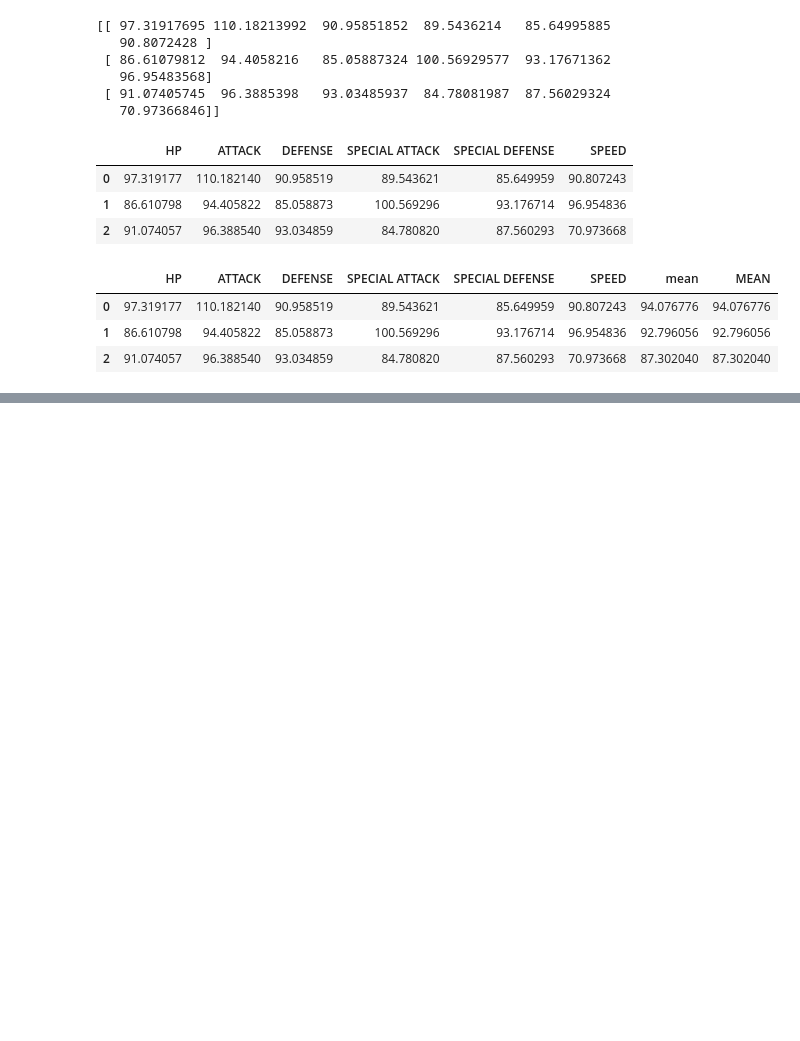
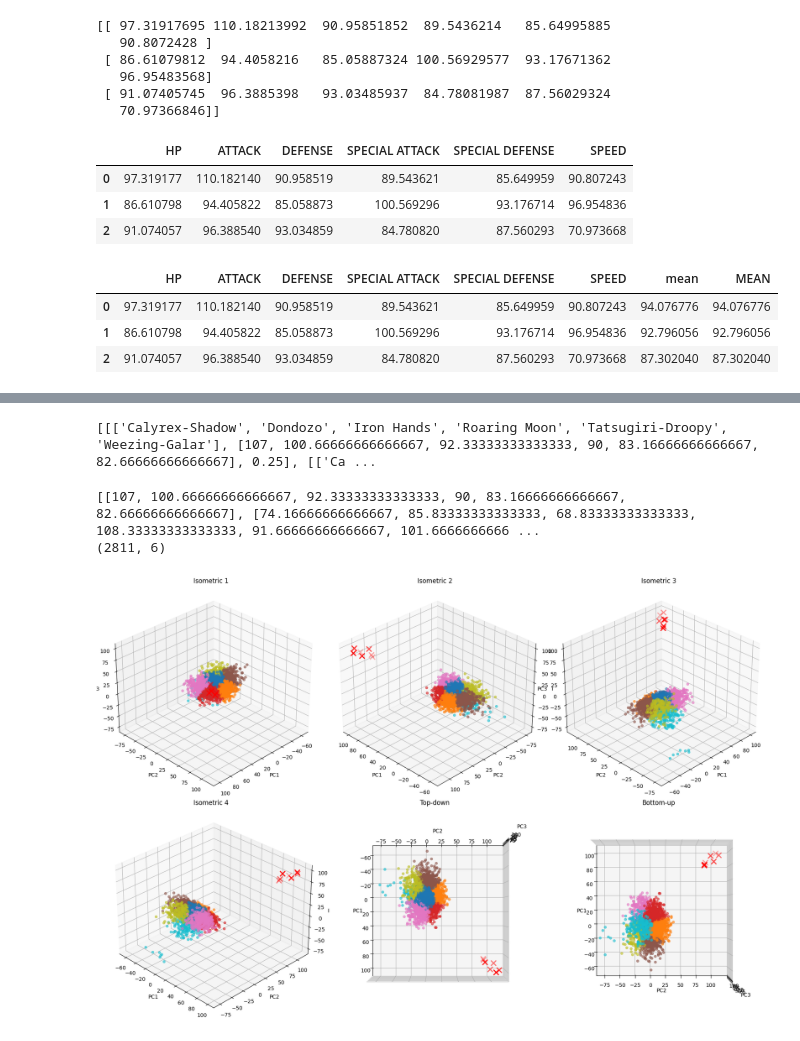
Before and after one commit to Collisteru/csci4022_proj, a Jupyter notebook: main_pipeline.ipynb, the cells around one changed output, grey strips where cells are left out. Cells and saved outputs as stored; diff of their text form; code cells hidden in the pictures; blank space fills up the shorter version.

```diff
--- a/main_pipeline.ipynb
+++ b/main_pipeline.ipynb
@@ -253,0 +261,70 @@ cluster_stats
+# %%
+print(teams)
+# %% [output]
+[[['Calyrex-Shadow', 'Dondozo', 'Iron Hands', 'Roaring Moon', 'Tatsugiri-Droopy', 'Weezing-Galar'], [107, 100.66666666666667, 92.33333333333333, 90, 83.16666666666667, 82.66666666666667], 0.25], [['Ca ...
+# %%
+path = "./team_centroids_scores.json"
+
+
+with open(path, 'r') as file:
+    data = json.load(file)
+    teams = list(data)
+
+team_comps = [obj[0] for obj in teams]
+team_stats = [obj[1] for obj in teams]
+team_scores = [obj[2] for obj in teams]
+# %%
+print(team_stats)
+
+print(np.array(team_stats).shape)
+# %% [output]
+[[107, 100.66666666666667, 92.33333333333333, 90, 83.16666666666667, 82.66666666666667], [74.16666666666667, 85.83333333333333, 68.83333333333333, 108.33333333333333, 91.66666666666667, 101.6666666666 ...
+(2811, 6)
+# %%
+
+# KMeans
+k = 7
+kmeans = KMeans(n_clusters=k, n_init='auto').fit(team_stats)
+groupings = kmeans.labels_
+cluster_centers = kmeans.cluster_centers_
+transformed_centers = pca.transform(cluster_centers)
+
+pca = PCA()
+transformed = pca.fit_transform(team_stats)
+
+# Define six viewpoints: (elev, azim)
+views = [
+    (30, 45), (30, 135), (30, 225), (30, 315),
+    (90, 0), (-90, 0)
+]
+titles = [
+    "Isometric 1", "Isometric 2", "Isometric 3", "Isometric 4",
+    "Top-down", "Bottom-up"
+]
+
+fig = plt.figure(figsize=(18, 12))
+for i, (elev, azim) in enumerate(views):
+    ax = fig.add_subplot(2, 3, i + 1, projection='3d')
+
+    # Scatter data points by cluster color
+    scatter = ax.scatter(
+        transformed[:, 0], transformed[:, 1], transformed[:, 2],
+        c=groupings, cmap='tab10', alpha=0.6, s=20
+    )
+
+    # Plot cluster centers as red Xs
+    ax.scatter(
+        transformed_centers[:, 0], transformed_centers[:, 1], transformed_centers[:, 2],
+        c='red', marker='x', s=100, linewidths=2
+    )
+
+    ax.view_init(elev=elev, azim=azim)
+    ax.set_title(titles[i])
+    ax.set_xlabel('PC1')
+    ax.set_ylabel('PC2')
+    ax.set_zlabel('PC3')
+
+plt.tight_layout()
+plt.show()
+# %% [output]
+[figure, added]
```
Also changed, not shown: parts of 6 cells of this notebook.
